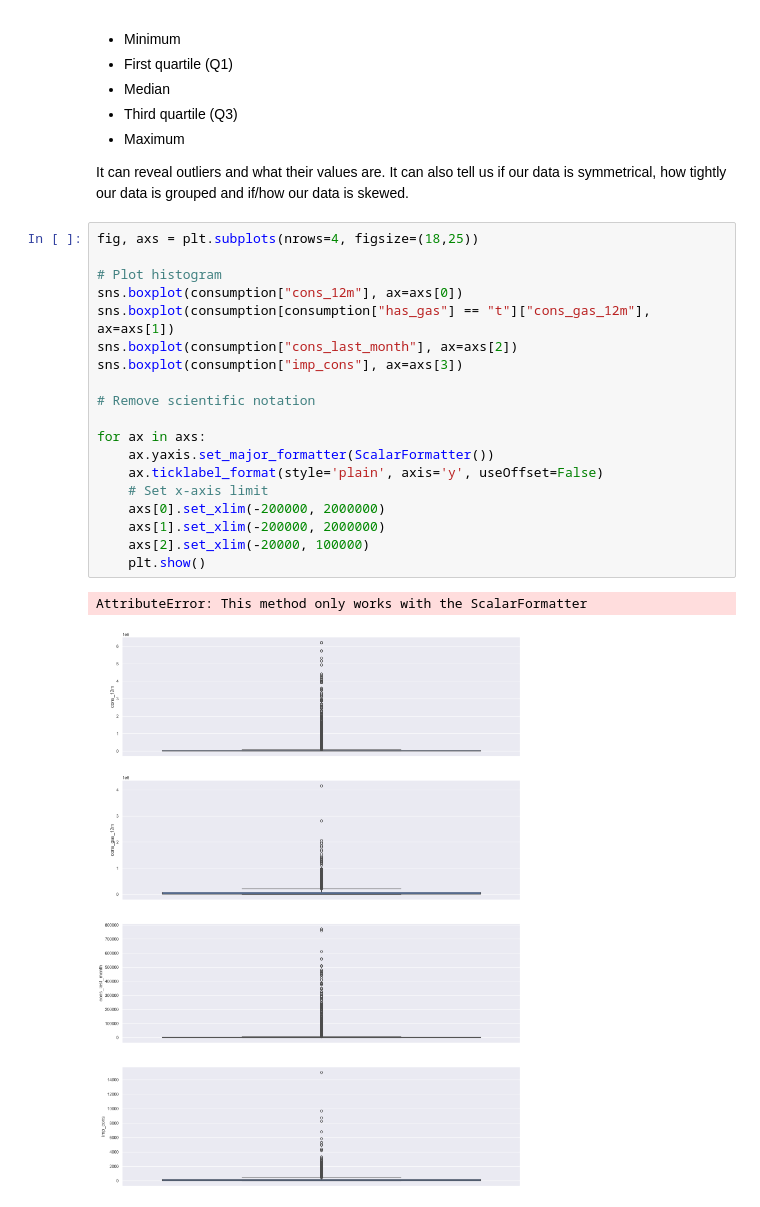
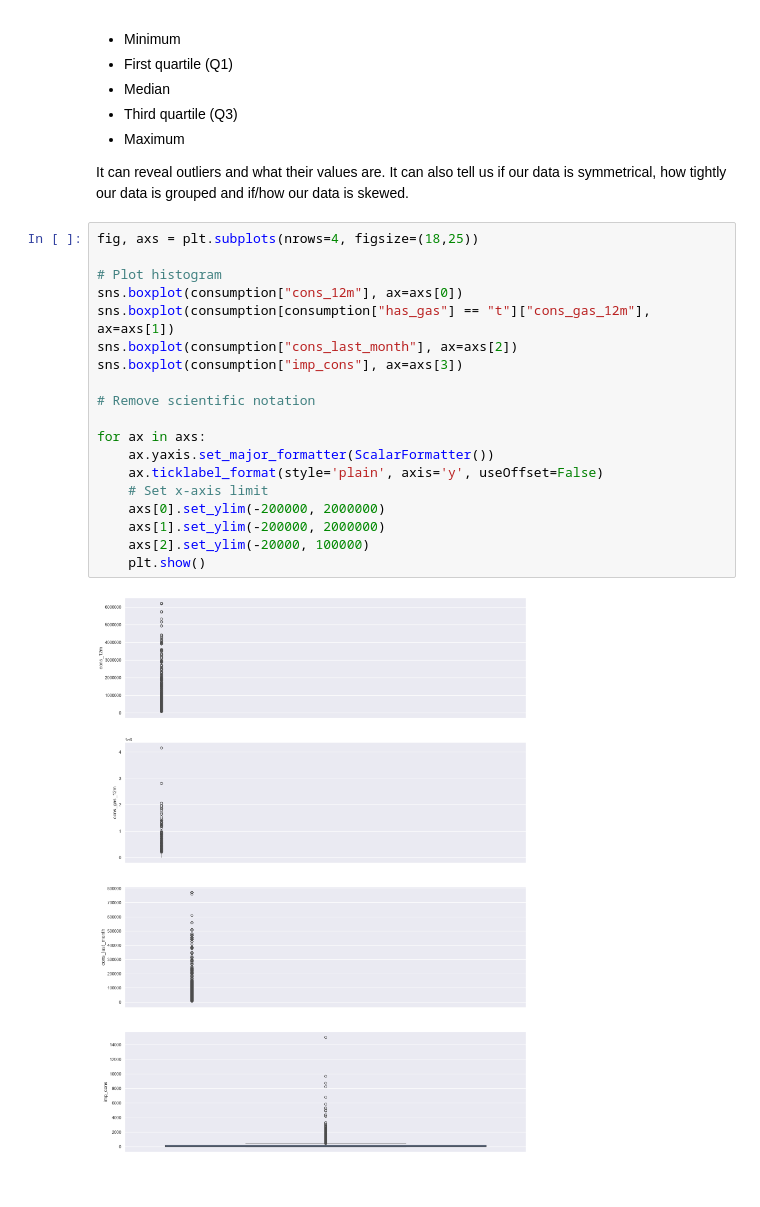
Before and after one commit to Anuj-Khadka/bcg_data_science_forage, a Jupyter notebook: data-analysis/Task 2 - eda_starter.ipynb, the cells around one changed output. Cells and saved outputs as stored; diff of their text form.

```diff
--- a/data-analysis/Task 2 - eda_starter.ipynb
+++ b/data-analysis/Task 2 - eda_starter.ipynb
@@ -256,22 +256,21 @@ It can reveal outliers and what their values are. It can also tell us if our dat
 # %%
 fig, axs = plt.subplots(nrows=4, figsize=(18,25))
 
 # Plot histogram
 sns.boxplot(consumption["cons_12m"], ax=axs[0])
 sns.boxplot(consumption[consumption["has_gas"] == "t"]["cons_gas_12m"], ax=axs[1])
 sns.boxplot(consumption["cons_last_month"], ax=axs[2])
 sns.boxplot(consumption["imp_cons"], ax=axs[3])
 
 # Remove scientific notation
 
 for ax in axs:
     ax.yaxis.set_major_formatter(ScalarFormatter())
     ax.ticklabel_format(style='plain', axis='y', useOffset=False)
     # Set x-axis limit
-    axs[0].set_xlim(-200000, 2000000)
-    axs[1].set_xlim(-200000, 2000000)
-    axs[2].set_xlim(-20000, 100000)
+    axs[0].set_ylim(-200000, 2000000)
+    axs[1].set_ylim(-200000, 2000000)
+    axs[2].set_ylim(-20000, 100000)
     plt.show()
 # %% [output]
-AttributeError: This method only works with the ScalarFormatter
-[figure, old version]
+[figure, new version]
```
